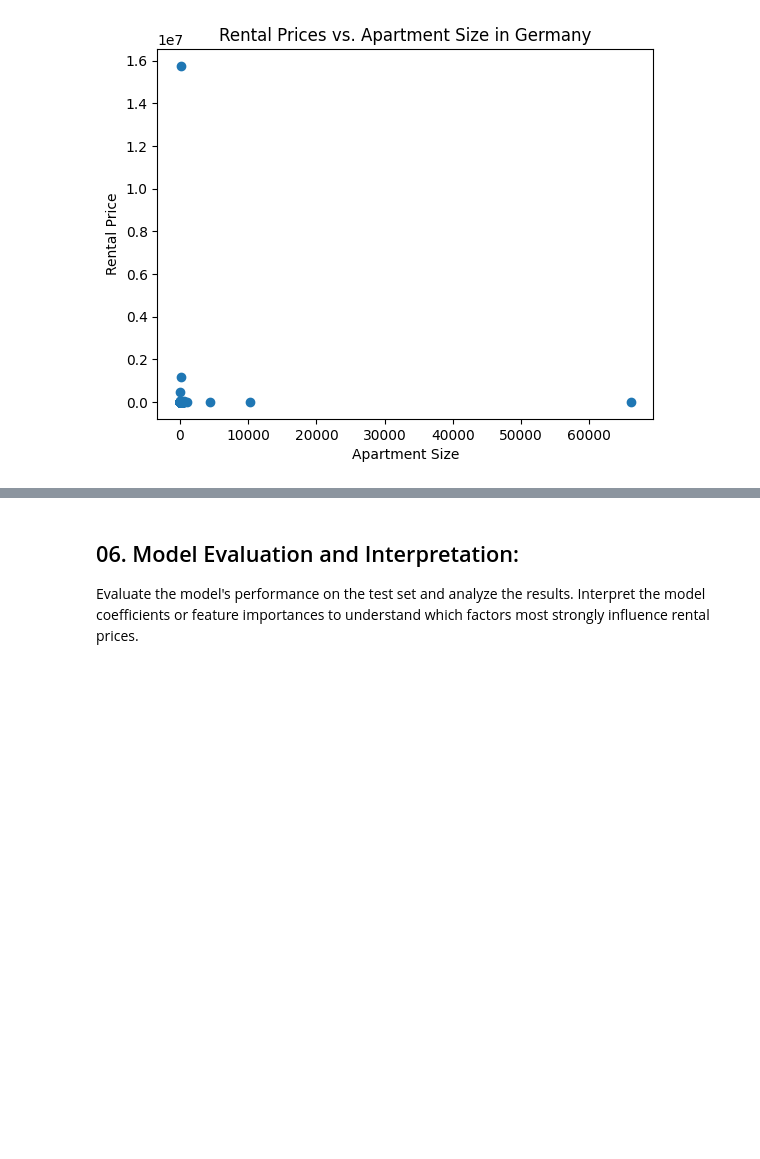
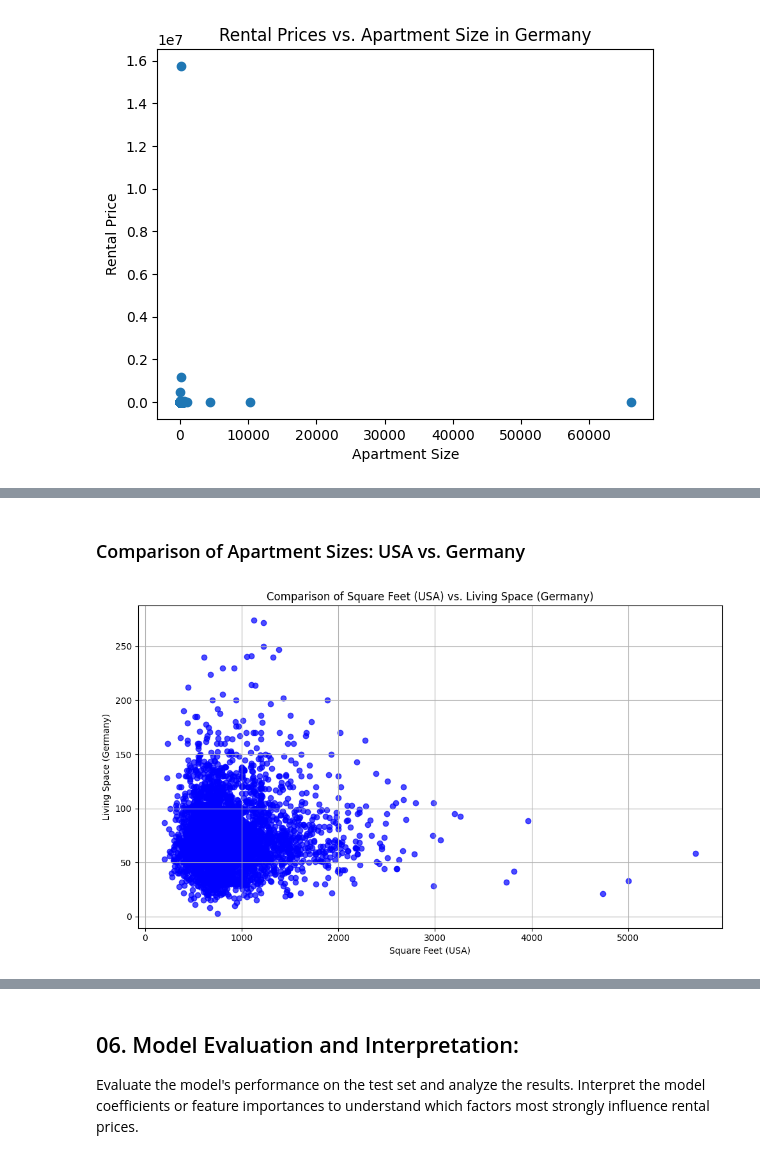
Before and after one commit to borisov5/Data-Science-June-2023, a Jupyter notebook: exam project/Ivelin_Borisov_project.ipynb, the cells around one changed output, grey strips where cells are left out. Cells and saved outputs as stored; diff of their text form; code cells hidden in the pictures; blank space fills up the shorter version.

Commit message:
updated project + added second dataset

```diff
--- a/exam project/Ivelin_Borisov_project.ipynb
+++ b/exam project/Ivelin_Borisov_project.ipynb
@@ -752,0 +844,22 @@ Optimize hyperparameters using techniques like cross-validation and grid search.
+# %% [markdown]
+### Comparison of Apartment Sizes: USA vs. Germany
+# %%
+# Reset the index for both datasets to ensure the indices are unique
+new_apartments_usa.reset_index(drop=True, inplace=True)
+new_apartments_de.reset_index(drop=True, inplace=True)
+
+# Merge the datasets based on the index
+merged_data = pd.concat([new_apartments_usa["square_feet"], new_apartments_de["livingSpace"]], axis=1, keys=['Square Feet (USA)', 'Living Space (Germany)'])
+
+plt.figure(figsize=(10, 6))
+plt.scatter(merged_data["Square Feet (USA)"], merged_data["Living Space (Germany)"], alpha=0.7, color='blue')
+plt.title('Comparison of Square Feet (USA) vs. Living Space (Germany)')
+plt.xlabel('Square Feet (USA)')
+plt.ylabel('Living Space (Germany)')
+
+plt.grid(True)
+plt.tight_layout()
+
+plt.show()
+# %% [output]
+[figure, added]
```
Also changed, not shown: parts of 31 cells of this notebook, 1 other file.
